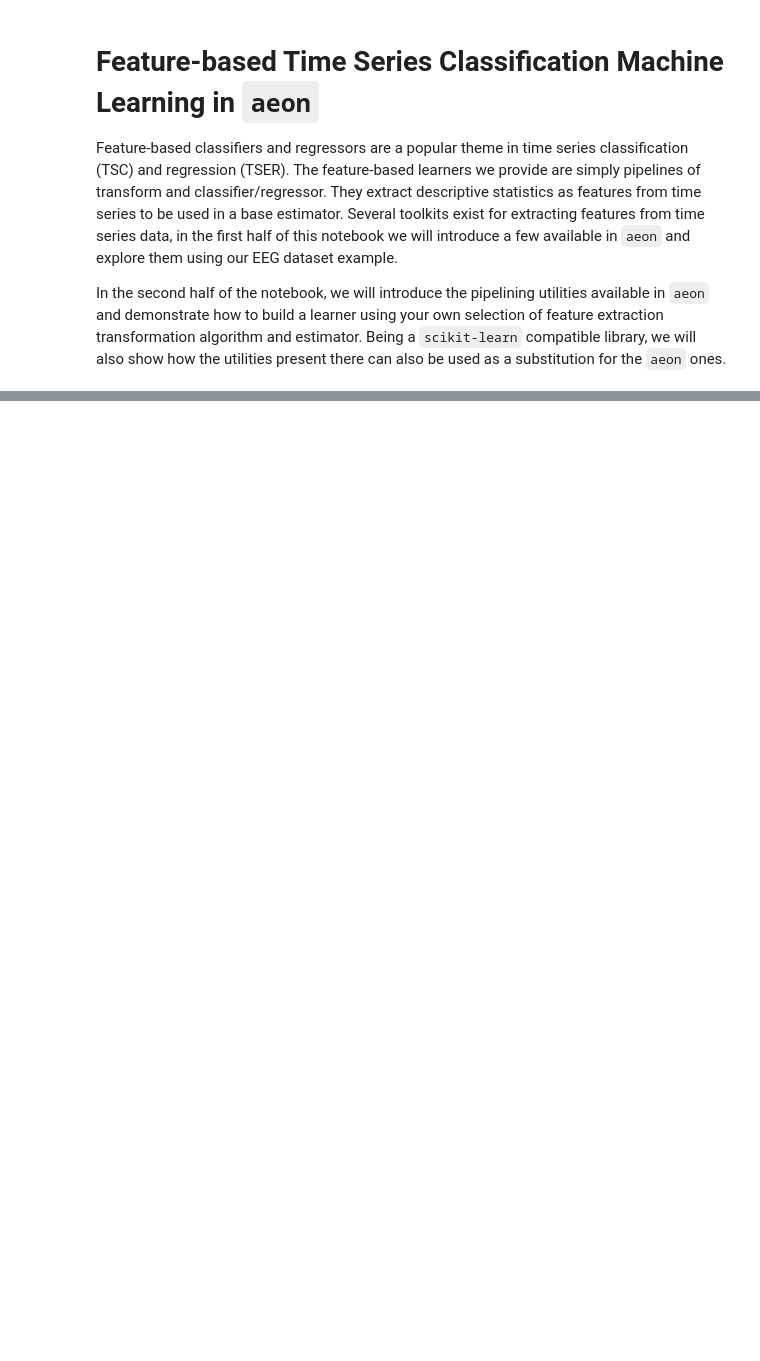
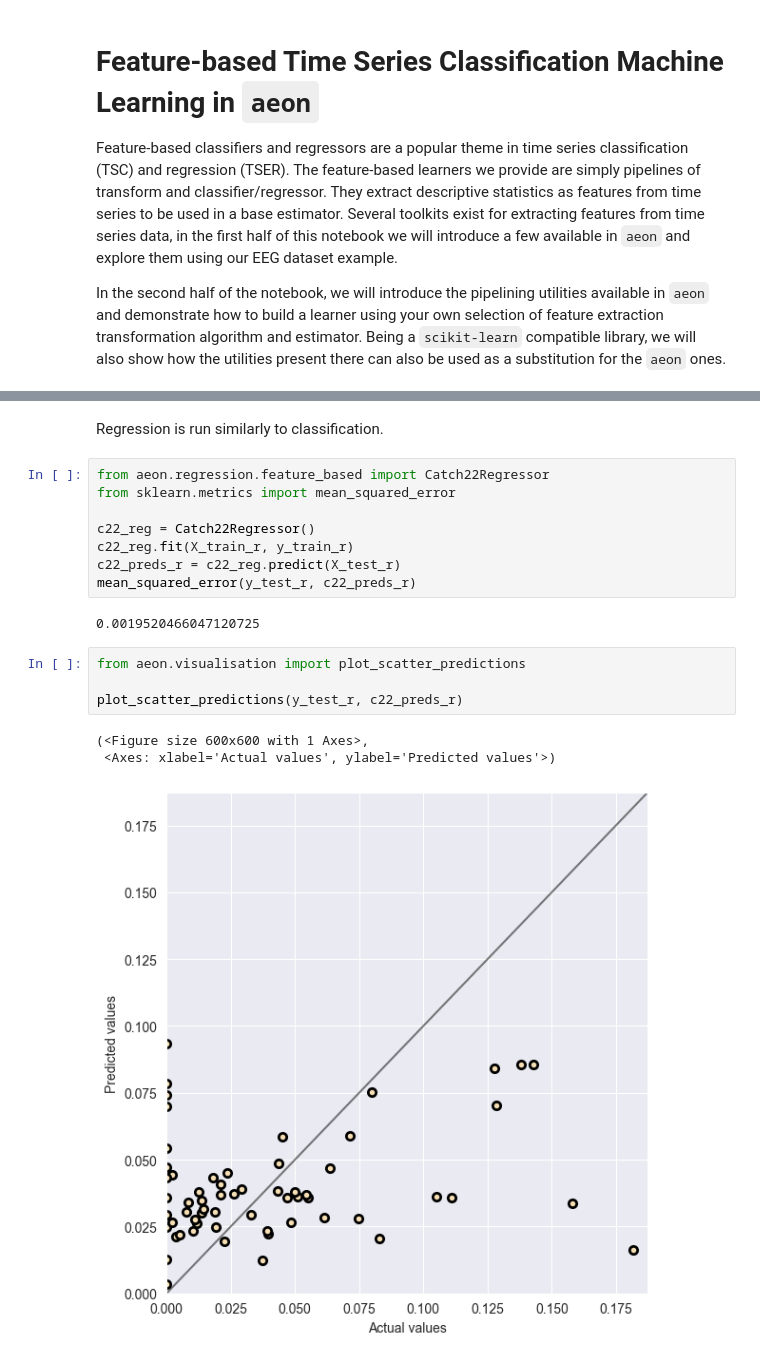
Before and after one commit to aeon-toolkit/aeon-tutorials, a Jupyter notebook: KDD-2024/Notebooks/Features-draft.ipynb, the cells around one changed output, grey strips where cells are left out. Drawn from its saved outputs; the diff is of its cells as text; blank space fills up the shorter version.

```diff
--- a/KDD-2024/Notebooks/Features-draft.ipynb
+++ b/KDD-2024/Notebooks/Features-draft.ipynb
@@ -176,0 +262,20 @@ feature extraction" https://arxiv.org/abs/2006.00873
+# %% [markdown]
+Regression is run similarly to classification.
+# %%
+from aeon.regression.feature_based import Catch22Regressor
+from sklearn.metrics import mean_squared_error
+
+c22_reg = Catch22Regressor()
+c22_reg.fit(X_train_r, y_train_r)
+c22_preds_r = c22_reg.predict(X_test_r)
+mean_squared_error(y_test_r, c22_preds_r)
+# %% [output]
+0.0019520466047120725
+# %%
+from aeon.visualisation import plot_scatter_predictions
+
+plot_scatter_predictions(y_test_r, c22_preds_r)
+# %% [output]
+(<Figure size 600x600 with 1 Axes>,
+ <Axes: xlabel='Actual values', ylabel='Predicted values'>)
+[figure, added]
```
Also changed, not shown: parts of 65 cells of this notebook, 1 other file.
